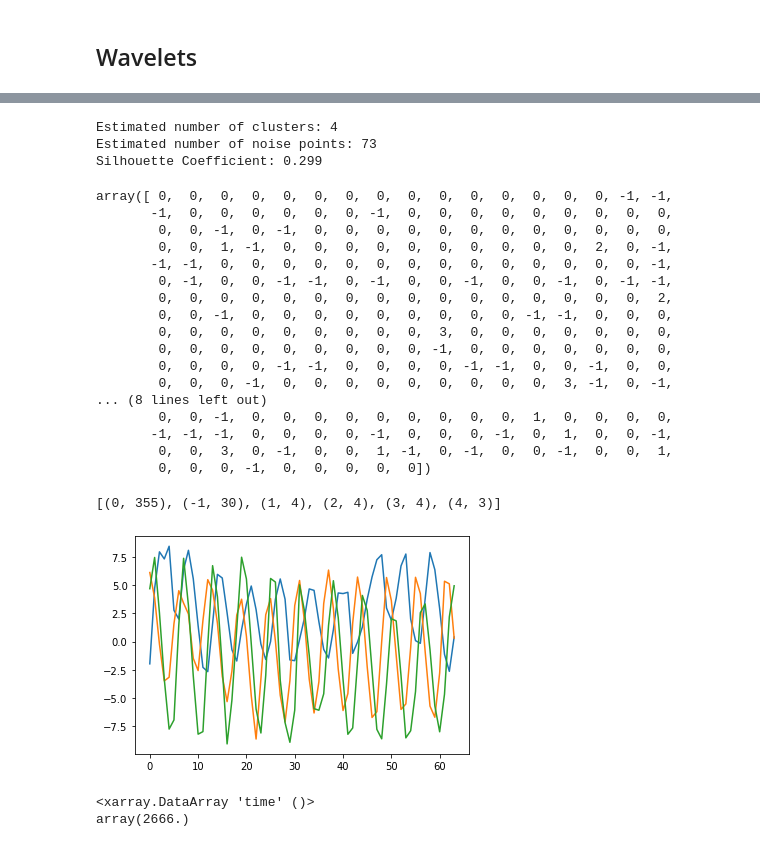
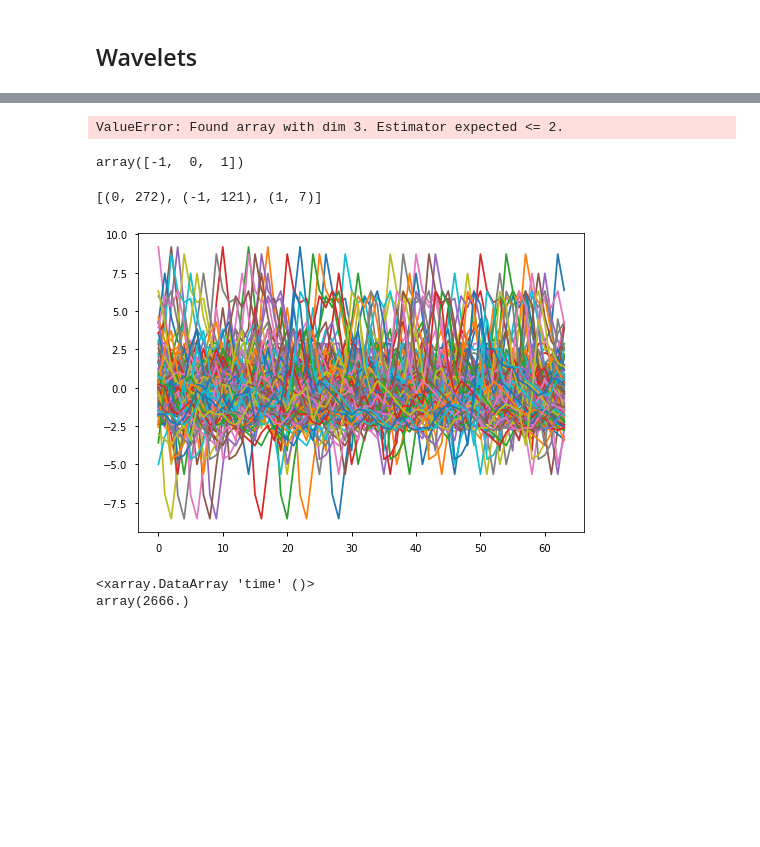
Before and after one commit to galendal/FACTS, a Jupyter notebook: MCA.ipynb, the cells around one changed output, grey strips where cells are left out. Saved outputs shown, nothing was run; the diff lists cells and outputs as text; code cells hidden in the pictures; blank space fills up the shorter version.

```diff
--- a/MCA.ipynb
+++ b/MCA.ipynb
@@ -339,9 +403,11 @@ plt.xlim(0,20)
 # %% [markdown]
 Keeping 20 modes. Calculate reconstructed fields and put the original fields into *res*.
 # %%
-res=res.isel(mode=slice(0,20))
+#res=res.isel(mode=slice(0,20))
 res['usvd']=(('time','z'),res.A.data@res.U.data.T)
 res['vsvd']=(('time','z'),res.B.data@res.V.data.T)
 res['u']=P
 res['v']=S
+res['tide_u']=uv.tide_u
+res['tide_v']=uv.tide_v
 res=res.drop('depth')
@@ -506,7 +593,7 @@ AttributeError: 'Bunch' object has no attribute 'h'
 ## FFT
 # %%
 from scipy.fft import fft, fftfreq
-modes=[0]
+modes=[3]
 for ii in modes:
     signal =pcs.A.isel(mode=ii)
     N=np.size(signal)
@@ -963,18 +1073,18 @@ randint(a, b) method of random.Random instance
 
 matrix=[]
 start=[]
-length=64
+length=16
 num=400
 max_start=pcs.sizes['time']-length
 
-starts=np.random.randint(0,max_start,num)
+starts=[100]#np.random.randint(0,max_start,num)
 
 
 for start in starts:
     ts=pcs.A.isel(mode=slice(0,6)).isel(time=slice(start,start+length))
-    tmp=wavedecn(ts.data,axes=0,wavelet='db8')
-    tmp=get_features_n(tmp)
-    #tmp=pywt.coeffs_to_array(tmp,axes=0)
+    tmp=wavedecn(ts.data,wavelet='db8')#axes=0,
+    #tmp=get_features_n(tmp)
+    #tmp=pywt.coeffs_to_array(tmp,axes=0)[0]
     matrix.append(tmp)
 
 matrix=np.asarray(matrix)
@@ -1011,56 +1137,25 @@ db = DBSCAN(eps=5, min_samples=3).fit(matrix)
-# %%
-core_samples_mask = np.zeros_like(db.labels_, dtype=bool)
-core_samples_mask[db.core_sample_indices_] = True
-labels = db.labels_
-
-# Number of clusters in labels, ignoring noise if present.
-n_clusters_ = len(set(labels)) - (1 if -1 in labels else 0)
-n_noise_ = list(labels).count(-1)
-
-print("Estimated number of clusters: %d" % n_clusters_)
-print("Estimated number of noise points: %d" % n_noise_)
-# print("Homogeneity: %0.3f" % metrics.homogeneity_score(labels_true, labels))
-# print("Completeness: %0.3f" % metrics.completeness_score(labels_true, labels))
-# print("V-measure: %0.3f" % metrics.v_measure_score(labels_true, labels))
-# print("Adjusted Rand Index: %0.3f" % metrics.adjusted_rand_score(labels_true, labels))
-# print(
-#     "Adjusted Mutual Information: %0.3f"
-#     % metrics.adjusted_mutual_info_score(labels_true, labels)
-
-print("Silhouette Coefficient: %0.3f" % metrics.silhouette_score(matrix, labels))
-labels
-# %% [output]
-Estimated number of clusters: 4
-Estimated number of noise points: 73
-Silhouette Coefficient: 0.299
-array([ 0,  0,  0,  0,  0,  0,  0,  0,  0,  0,  0,  0,  0,  0,  0, -1, -1,
-       -1,  0,  0,  0,  0,  0,  0, -1,  0,  0,  0,  0,  0,  0,  0,  0,  0,
-        0,  0, -1,  0, -1,  0,  0,  0,  0,  0,  0,  0,  0,  0,  0,  0,  0,
-        0,  0,  1, -1,  0,  0,  0,  0,  0,  0,  0,  0,  0,  0,  2,  0, -1,
-       -1, -1,  0,  0,  0,  0,  0,  0,  0,  0,  0,  0,  0,  0,  0,  0, -1,
-        0, -1,  0,  0, -1, -1,  0, -1,  0,  0, -1,  0,  0, -1,  0, -1, -1,
-        0,  0,  0,  0,  0,  0,  0,  0,  0,  0,  0,  0,  0,  0,  0,  0,  2,
-        0,  0, -1,  0,  0,  0,  0,  0,  0,  0,  0,  0, -1, -1,  0,  0,  0,
-        0,  0,  0,  0,  0,  0,  0,  0,  0,  3,  0,  0,  0,  0,  0,  0,  0,
-        0,  0,  0,  0,  0,  0,  0,  0,  0, -1,  0,  0,  0,  0,  0,  0,  0,
-        0,  0,  0,  0, -1, -1,  0,  0,  0,  0, -1, -1,  0,  0, -1,  0,  0,
-        0,  0,  0, -1,  0,  0,  0,  0,  0,  0,  0,  0,  0,  3, -1,  0, -1,
-... (8 lines left out)
-        0,  0, -1,  0,  0,  0,  0,  0,  0,  0,  0,  0,  1,  0,  0,  0,  0,
-       -1, -1, -1,  0,  0,  0,  0, -1,  0,  0,  0, -1,  0,  1,  0,  0, -1,
-        0,  0,  3,  0, -1,  0,  0,  1, -1,  0, -1,  0,  0, -1,  0,  0,  1,
-        0,  0,  0, -1,  0,  0,  0,  0,  0])
+# %%
+
+
+clust= hdbscan.HDBSCAN(metric='manhattan')
+clust.fit(matrix)
+# %% [output]
+ValueError: Found array with dim 3. Estimator expected <= 2.
+# %%
+np.unique(clust.labels_)
+# %% [output]
+array([-1,  0,  1])
 # %%
 
-Counter(labels).most_common()
+Counter(clust.labels_).most_common()
 # %% [output]
-[(0, 355), (-1, 30), (1, 4), (2, 4), (3, 4), (4, 3)]
+[(0, 272), (-1, 121), (1, 7)]
 # %%
-indx=np.where(labels==3)[0]
+indx=np.where(clust.labels_==-1)[0]
 for ii in indx:
     plt.plot(pcs.A.isel(time=slice(ii,ii+length)).isel(mode=0).data)
 # %% [output]
-[figure, old version]
+[figure, new version]
 # %%
 (signal.time[-1]-signal.time[0])/np.timedelta64(1, 'h')
 # %% [output]
```
Also changed, not shown: parts of 61 cells of this notebook.
